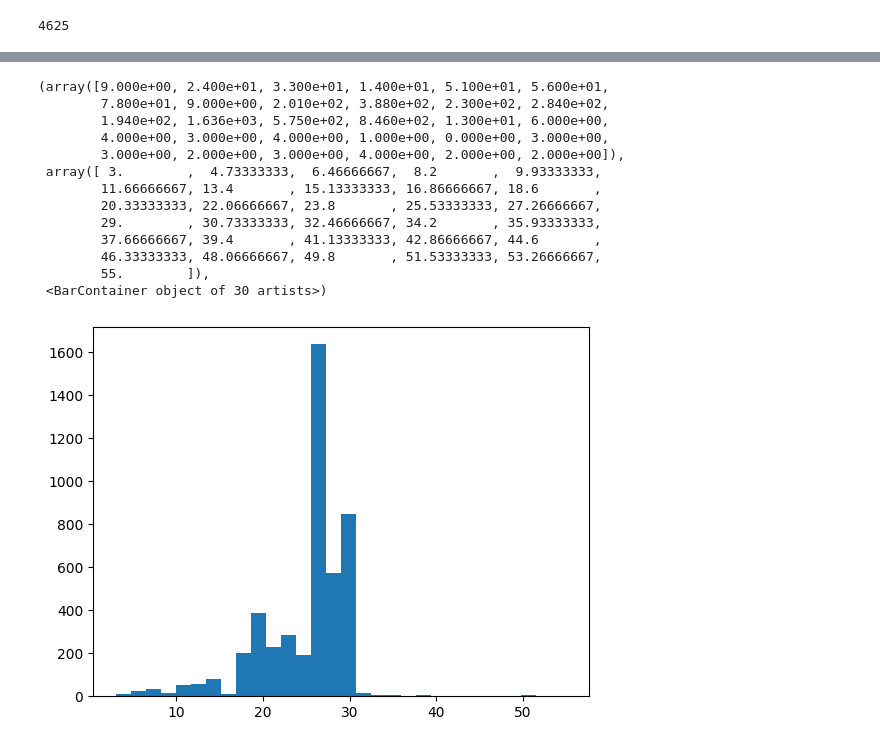
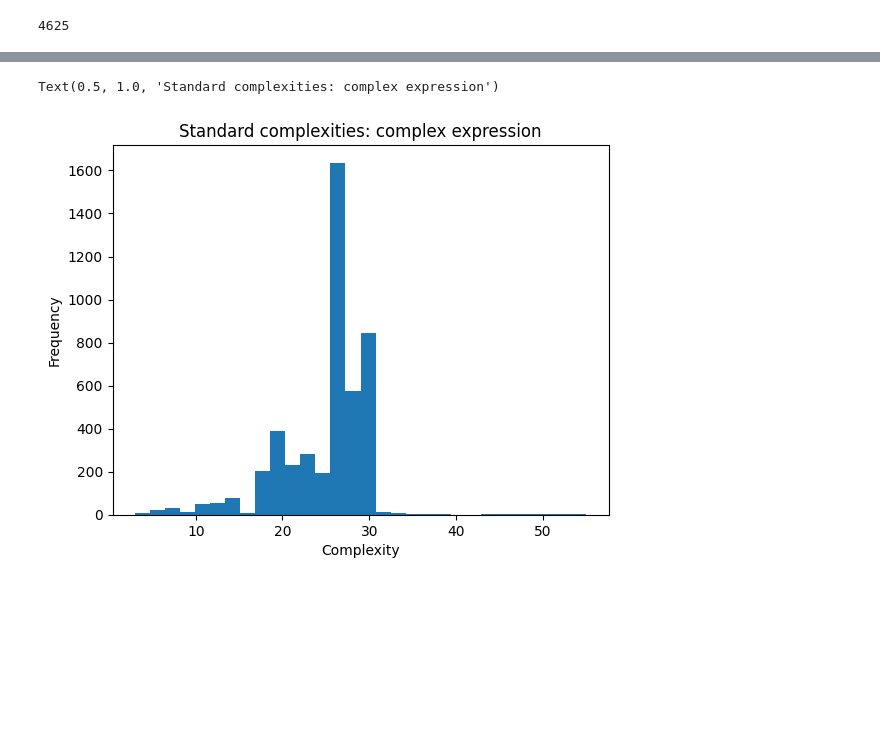
Before and after one commit to elizabethsztan/SR_with_LLM_Complexity, a Jupyter notebook: analysis.ipynb, the cells around one changed output, grey strips where cells are left out. Cells and saved outputs as stored; diff of their text form; code cells hidden in the pictures; blank space fills up the shorter version.

```diff
--- a/analysis.ipynb
+++ b/analysis.ipynb
@@ -77,17 +53,8 @@ plt.hist(llm_complexities_complex, bins = 30)
 # %%
 plt.hist(standard_complexities_complex, bins = 30)
+plt.xlabel('Complexity')
+plt.ylabel('Frequency')
+plt.title('Standard complexities: complex expression')
 # %% [output]
-(array([9.000e+00, 2.400e+01, 3.300e+01, 1.400e+01, 5.100e+01, 5.600e+01,
-        7.800e+01, 9.000e+00, 2.010e+02, 3.880e+02, 2.300e+02, 2.840e+02,
-        1.940e+02, 1.636e+03, 5.750e+02, 8.460e+02, 1.300e+01, 6.000e+00,
-        4.000e+00, 3.000e+00, 4.000e+00, 1.000e+00, 0.000e+00, 3.000e+00,
-        3.000e+00, 2.000e+00, 3.000e+00, 4.000e+00, 2.000e+00, 2.000e+00]),
- array([ 3.        ,  4.73333333,  6.46666667,  8.2       ,  9.93333333,
-        11.66666667, 13.4       , 15.13333333, 16.86666667, 18.6       ,
-        20.33333333, 22.06666667, 23.8       , 25.53333333, 27.26666667,
-        29.        , 30.73333333, 32.46666667, 34.2       , 35.93333333,
-        37.66666667, 39.4       , 41.13333333, 42.86666667, 44.6       ,
-        46.33333333, 48.06666667, 49.8       , 51.53333333, 53.26666667,
-        55.        ]),
- <BarContainer object of 30 artists>)
+Text(0.5, 1.0, 'Standard complexities: complex expression')
-[figure, old version]
+[figure, new version]
```
Also changed, not shown: parts of 3 cells of this notebook.
